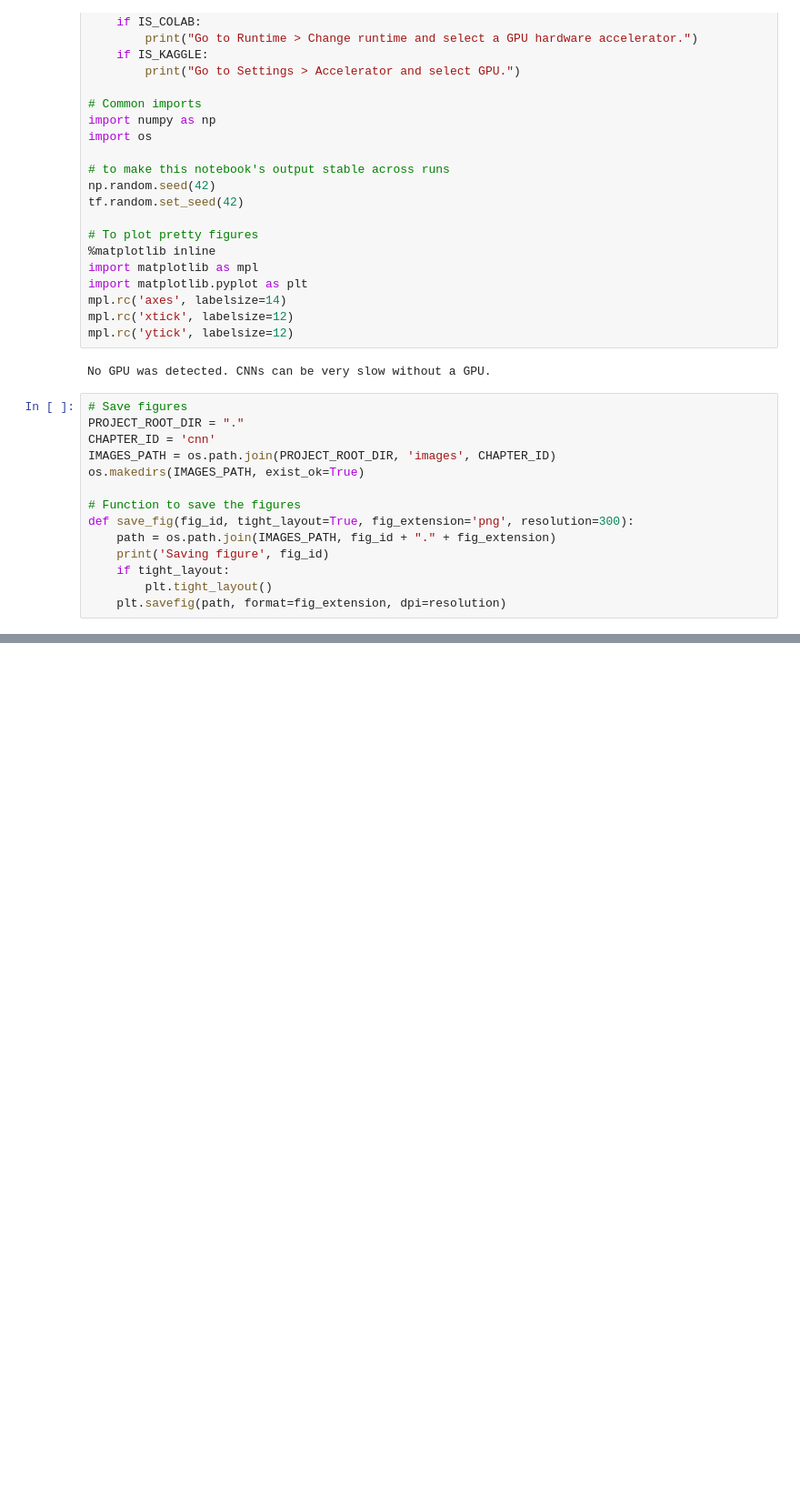
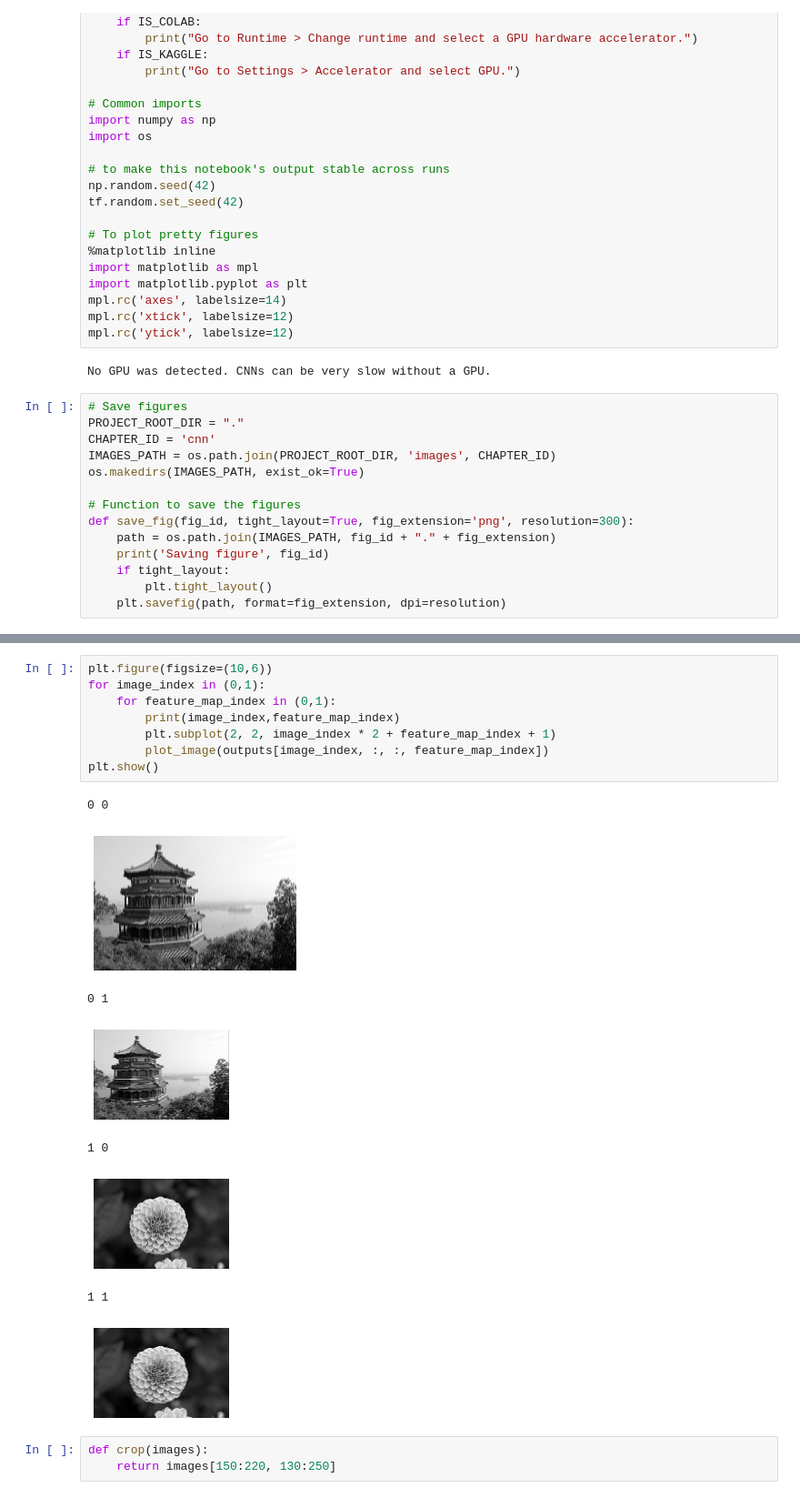
Before and after one commit to ThOliveira23/PH482_582_Sp22, a Jupyter notebook: Exercises/07.ipynb, the cells around one changed output, grey strips where cells are left out. Shown at 91% size. Cells and saved outputs as stored; diff of their text form; blank space fills up the shorter version.

```diff
--- a/Exercises/07.ipynb
+++ b/Exercises/07.ipynb
@@ -65,0 +89,20 @@ def plot_color_image(image):
+# %%
+plt.figure(figsize=(10,6))
+for image_index in (0,1):
+    for feature_map_index in (0,1):
+        print(image_index,feature_map_index)
+        plt.subplot(2, 2, image_index * 2 + feature_map_index + 1)
+        plot_image(outputs[image_index, :, :, feature_map_index])
+plt.show()
+# %% [output]
+0 0
+[figure, added]
+0 1
+[figure, added]
+1 0
+[figure, added]
+1 1
+[figure, added]
+# %%
+def crop(images):
+    return images[150:220, 130:250]
```
Also changed, not shown: parts of 25 cells of this notebook, 10 other files.
